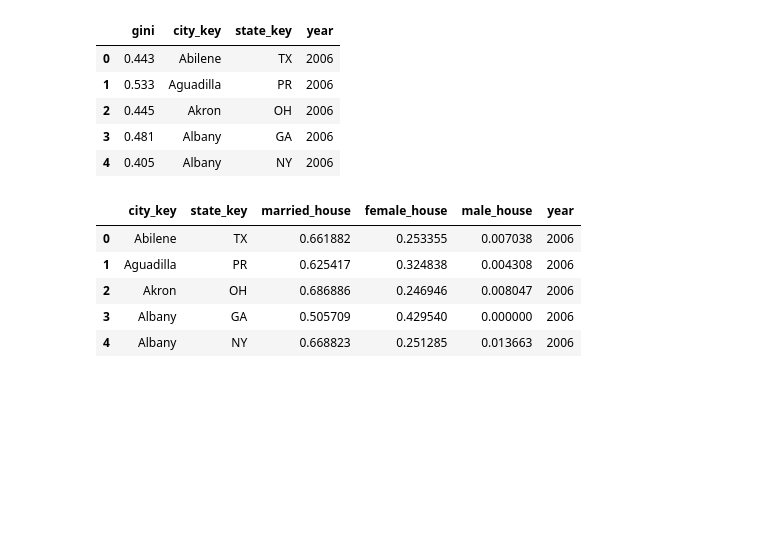
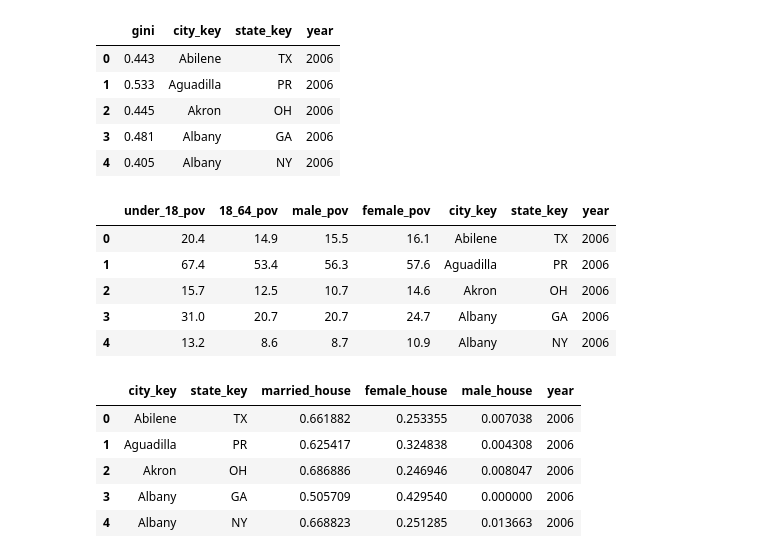
Before and after one commit to cs109grp18/cs109a_final, a Jupyter notebook: pull_msa_data.ipynb, the cells around one changed output. Drawn from its saved outputs; the diff is of its cells as text; code cells hidden in the pictures; blank space fills up the shorter version.

```diff
--- a/pull_msa_data.ipynb
+++ b/pull_msa_data.ipynb
@@ -303,6 +304,34 @@ gini_all.head()
 | 2 | 0.445 | Akron | OH | 2006 |
 | 3 | 0.481 | Albany | GA | 2006 |
 | 4 | 0.405 | Albany | NY | 2006 |
+# %%
+#################
+# Poverty Data
+#################
+pov_all = pd.DataFrame()
+for year in range(2006, 2017):
+    f = get_file_name(year, 'S1701')
+    pov = pd.read_csv("data/poverty/%s.csv" %f, encoding='Latin-1')
+    pov = slim_df(pov, ['HC03_EST_VC03', 'HC03_EST_VC05',
+                       'HC03_EST_VC08', 'HC03_EST_VC09'])
+    pov['year'] = year
+    pov_all = append_df(pov, pov_all)
+# Clean Final DataFrame
+pov_all = pov_all.rename(index=str,
+                        columns={'HC03_EST_VC03': 'under_18_pov',
+                                'HC03_EST_VC05':'18_64_pov',
+                                'HC03_EST_VC08':'male_pov',
+                                'HC03_EST_VC09':'female_pov'})
+pov_all = match_crime(pov_all)
+del pov_all['MSA']
+pov_all.head()
+# %% [output]
+|  | under_18_pov | 18_64_pov | male_pov | female_pov | city_key | state_key | year |
+| 0 | 20.4 | 14.9 | 15.5 | 16.1 | Abilene | TX | 2006 |
+| 1 | 67.4 | 53.4 | 56.3 | 57.6 | Aguadilla | PR | 2006 |
+| 2 | 15.7 | 12.5 | 10.7 | 14.6 | Akron | OH | 2006 |
+| 3 | 31.0 | 20.7 | 20.7 | 24.7 | Albany | GA | 2006 |
+| 4 | 13.2 | 8.6 | 8.7 | 10.9 | Albany | NY | 2006 |
 # %%
 #################################
 # Head of Household Information
```
Also changed, not shown: parts of 10 cells of this notebook.
